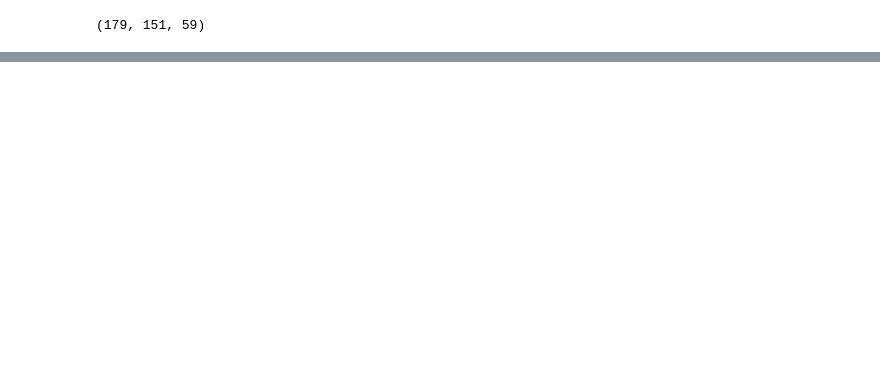
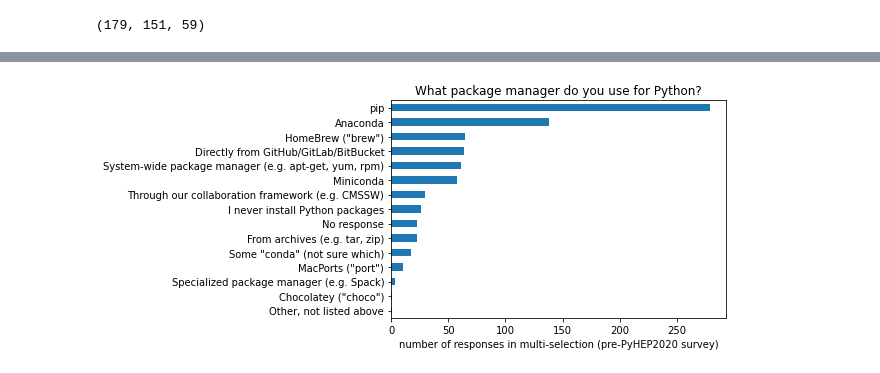
Before and after one commit to jpivarski-talks/2021-02-24-reload-statistics, a Jupyter notebook: analyze-pyhep2020.ipynb, the cells around one changed output, grey strips where cells are left out. Cells and saved outputs as stored; diff of their text form; code cells hidden in the pictures; blank space fills up the shorter version.

```diff
--- a/analyze-pyhep2020.ipynb
+++ b/analyze-pyhep2020.ipynb
@@ -777,0 +616,9 @@ plt.xlabel("number of participants (post-PyHEP2020 survey)");
+# %%
+ax = pd.DataFrame(pre['Computing and programming: What package manager do you regularly use to install *Python packages* (numpy, etc.)?'].fillna("No response").str.split("; ").tolist()).stack().value_counts(ascending=True).plot.barh()
+plt.title("What package manager do you use for Python?")
+plt.xlabel("number of responses in multi-selection (pre-PyHEP2020 survey)")
+ax.get_figure().savefig("PLOTS-pyhep/pyhep-package-manager-for-python.svg")
+ax.get_figure().savefig("PLOTS-pyhep/pyhep-package-manager-for-python.pdf")
+ax.get_figure().savefig("PLOTS-pyhep/pyhep-package-manager-for-python.png")
+# %% [output]
+[figure, added]
```
Also changed, not shown: parts of 67 cells of this notebook, 32 other files.
